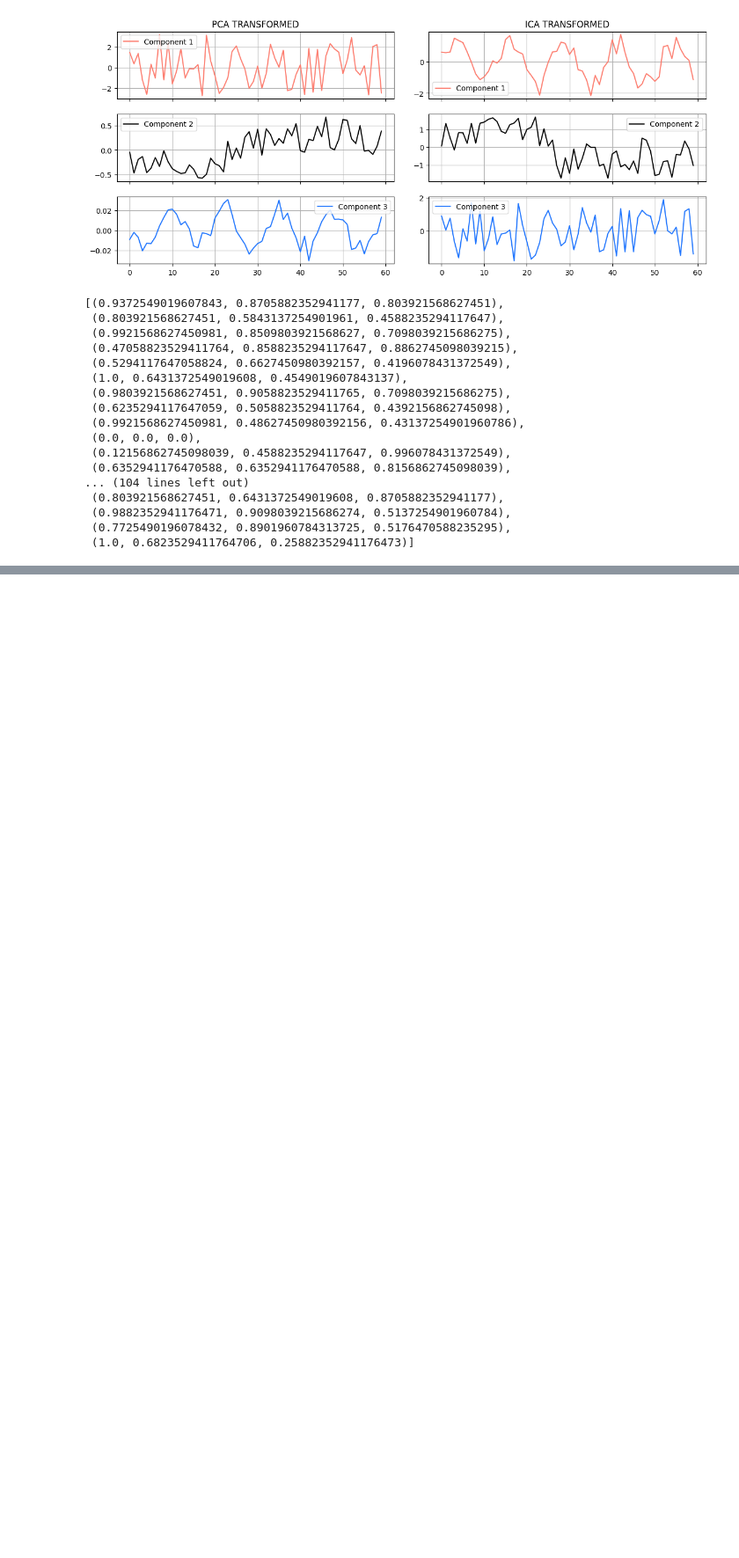
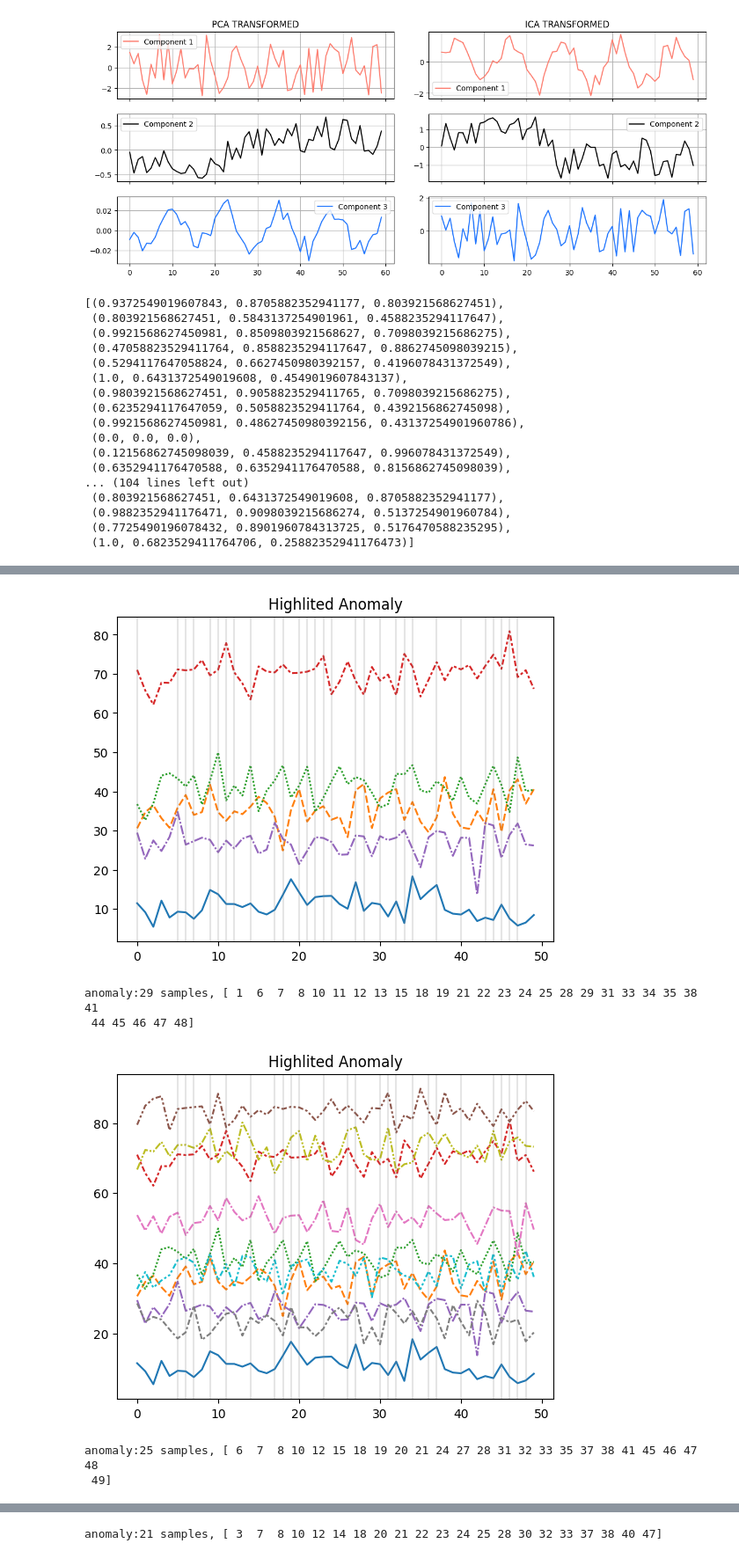
Before and after one commit to gdayjilljiw/ice-pca-hw, a Jupyter notebook: pca-and-ica.ipynb, the cells around one changed output, grey strips where cells are left out. Shown at 88% size. Cells and saved outputs as stored; diff of their text form; code cells hidden in the pictures; blank space fills up the shorter version.

```diff
--- a/pca-and-ica.ipynb
+++ b/pca-and-ica.ipynb
@@ -313,0 +340,52 @@ del_y
+# %%
+# K = 5 #number of components
+def feature_vec(test, K):
+    y_x = []
+    for i in test.index:
+        y_test = E_c[:K] @ np.array(test.loc[i])
+        # y_x = np.append(y_x, y_test)
+        y_x.append(y_test)
+    y_x = np.array(y_x)
+    del_y = np.abs(y_x - pca_2.mean_[:K])
+    feature_mean = np.mean(del_y, axis=0)
+    return y_x, del_y, feature_mean
+
+# mean_norm = pca_2.mean_
+# del_y = np.abs(y_x_5 - mean_norm[:K])
+# y_x_5, del_y_5, fm5 = feature_vec(test, 5)
+# y_x_5.shape, del_y_5.shape
+# %%
+def detect_anomaly(del_y, thres):
+    data = pd.DataFrame(del_y)
+    df = data > thres
+    return df.sum(axis = 1) > 0.5*data.shape[1]
+
+def plot_anomaly(del_y, fmean):
+    pd.DataFrame(del_y).plot(title = 'Highligh the anomaly')
+    for index, row in pd.DataFrame(del_y).iterrows():
+        if detect_anomaly(del_y, fmean)[index]:
+            plt.axvline(index, color='grey', alpha=0.2)
+
+def plot_anomaly_all(test, k):
+    y_x, del_y, fmean = feature_vec(test, k)
+    sns.lineplot(pd.DataFrame(del_y), legend=False)
+    # pd.DataFrame(del_y).plot(title = 'Highligh the anomaly')
+    for index, row in pd.DataFrame(del_y).iterrows():
+        if detect_anomaly(del_y, fmean)[index]:
+            plt.axvline(index, color='grey', alpha=0.2)
+    # plt.tight_layout()
+    plt.title('Highlited Anomaly')
+    plt.show()
+    anomaly = np.array(detect_anomaly(del_y, fmean).loc[detect_anomaly(del_y, fmean)==True].index+1)
+    print(f'anomaly:{len(anomaly)} samples,', anomaly)
+# %%
+plot_anomaly_all(test, 5)
+plot_anomaly_all(test, 10)
+plot_anomaly_all(test, 30)
+# %% [output]
+[figure, added]
+anomaly:29 samples, [ 1  6  7  8 10 11 12 13 15 18 19 21 22 23 24 25 28 29 31 33 34 35 38 41
+ 44 45 46 47 48]
+[figure, added]
+anomaly:25 samples, [ 6  7  8 10 12 15 18 19 20 21 24 27 28 31 32 33 35 37 38 41 45 46 47 48
+ 49]
@@ -313,0 +393 @@ del_y
+anomaly:21 samples, [ 3  7  8 10 12 14 18 20 21 22 23 24 25 28 30 32 33 37 38 40 47]
```
Also changed, not shown: parts of 27 cells of this notebook, 2 other files.
